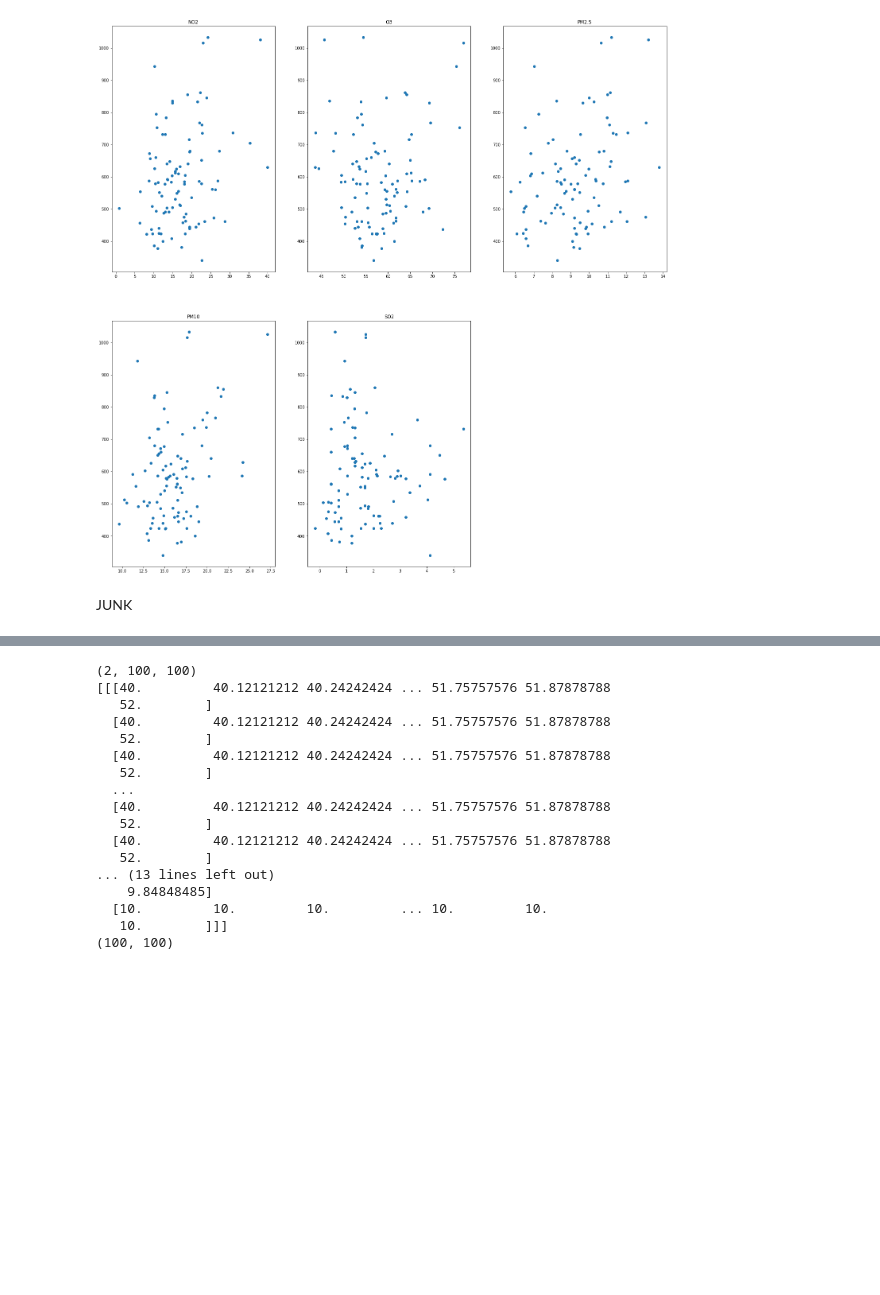
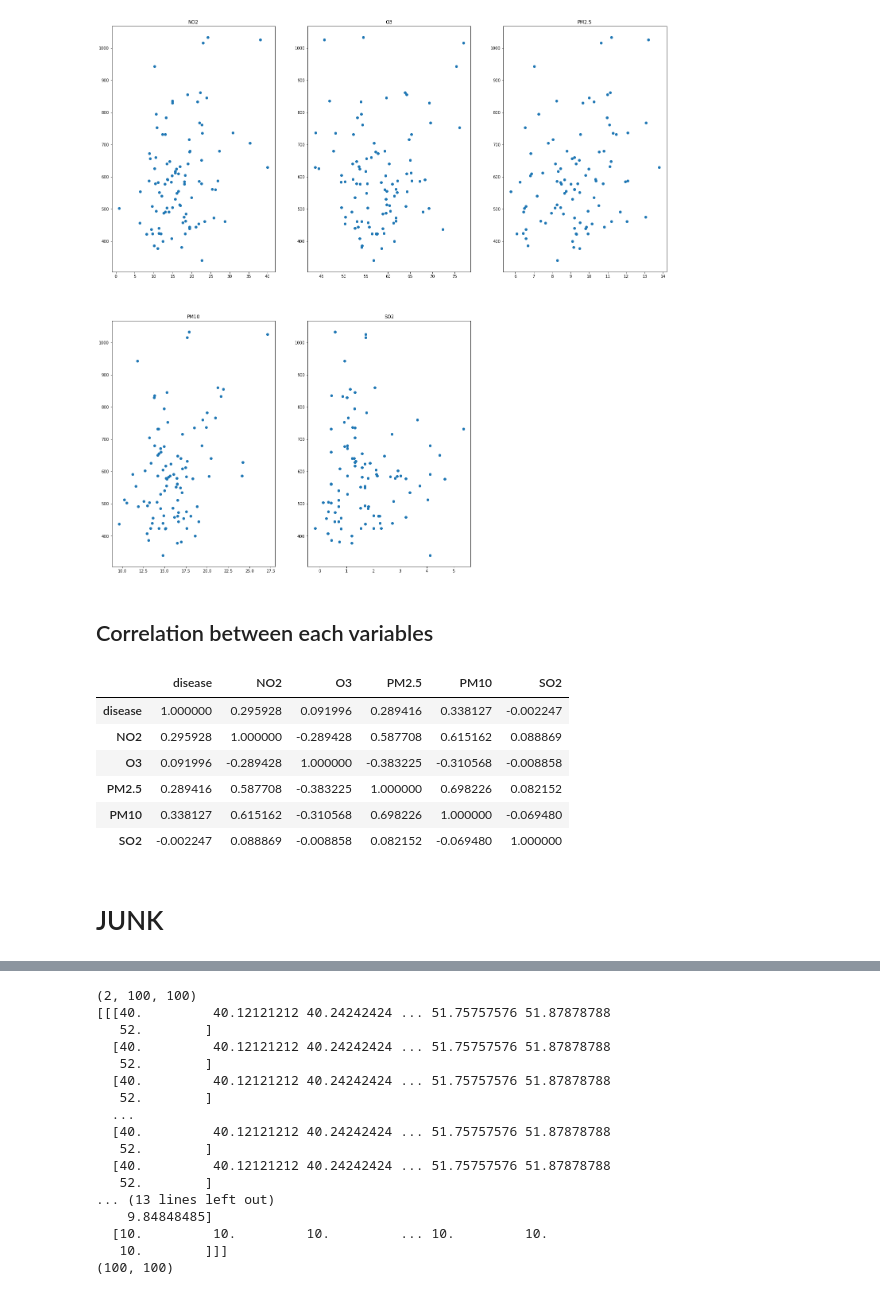
Before and after one commit to RedGoldenFish/CleanAir, a Jupyter notebook: ml/machinelearning.ipynb, the cells around one changed output, grey strips where cells are left out. Cells and saved outputs as stored; diff of their text form; code cells hidden in the pictures; blank space fills up the shorter version.

```diff
--- a/ml/machinelearning.ipynb
+++ b/ml/machinelearning.ipynb
@@ -114,8 +129,20 @@ for i in range(1, 6) :
 plt.show()
 # %% [output]
 [figure]
-# %% [markdown]
-JUNK
+# %% [markdown]
+## Correlation between each variables
+# %%
+franceData.corr()
+# %% [output]
+|  | disease | NO2 | O3 | PM2.5 | PM10 | SO2 |
+| disease | 1.000000 | 0.295928 | 0.091996 | 0.289416 | 0.338127 | -0.002247 |
+| NO2 | 0.295928 | 1.000000 | -0.289428 | 0.587708 | 0.615162 | 0.088869 |
+| O3 | 0.091996 | -0.289428 | 1.000000 | -0.383225 | -0.310568 | -0.008858 |
+| PM2.5 | 0.289416 | 0.587708 | -0.383225 | 1.000000 | 0.698226 | 0.082152 |
+| PM10 | 0.338127 | 0.615162 | -0.310568 | 0.698226 | 1.000000 | -0.069480 |
+| SO2 | -0.002247 | 0.088869 | -0.008858 | 0.082152 | -0.069480 | 1.000000 |
+# %% [markdown]
+# JUNK
 # %%
 X_train = datano2[gasMLHeader[1:]].to_numpy()
 Y_train = datano2[gasMLHeader[0]].to_numpy()
```
Also changed, not shown: parts of 12 cells of this notebook.
